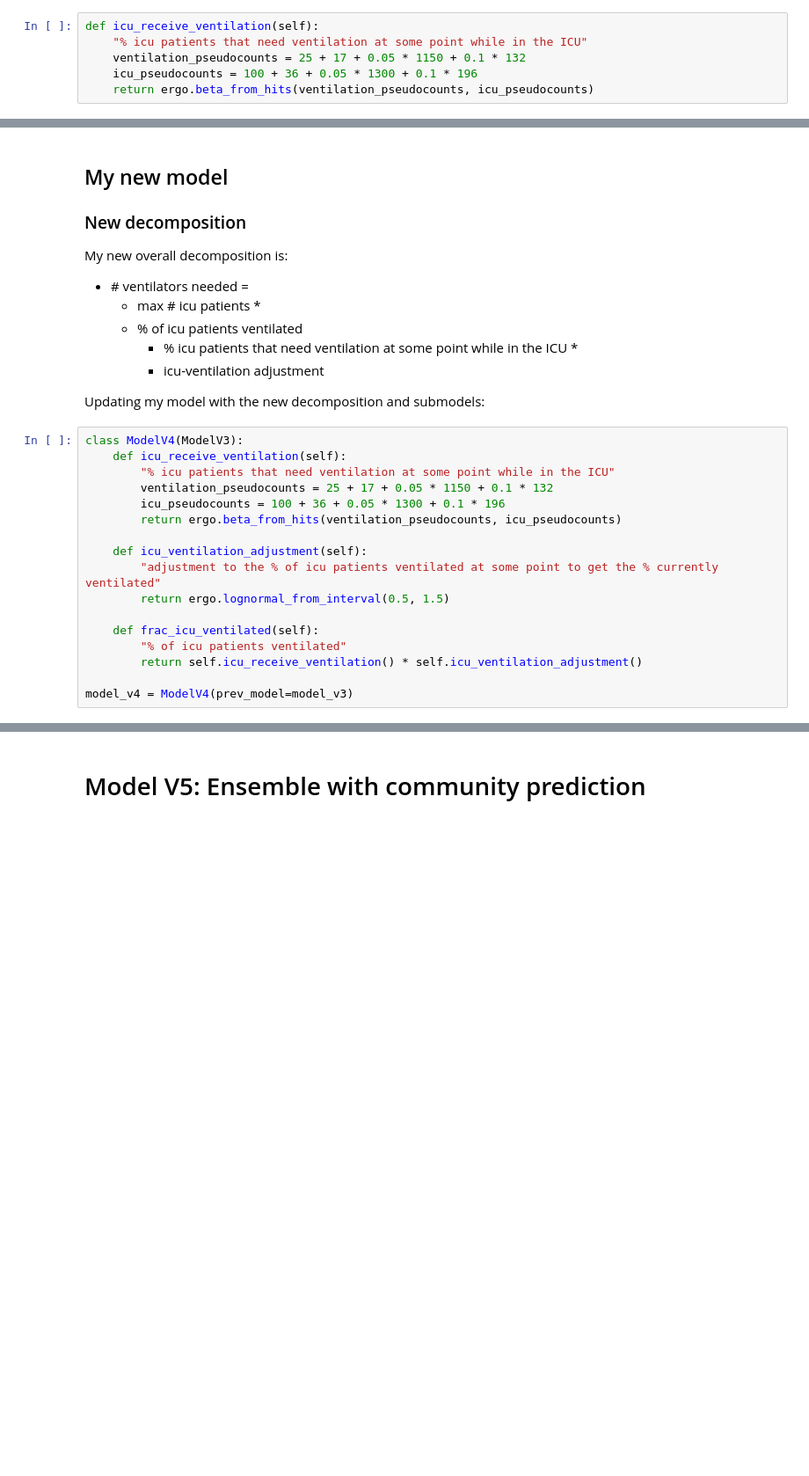
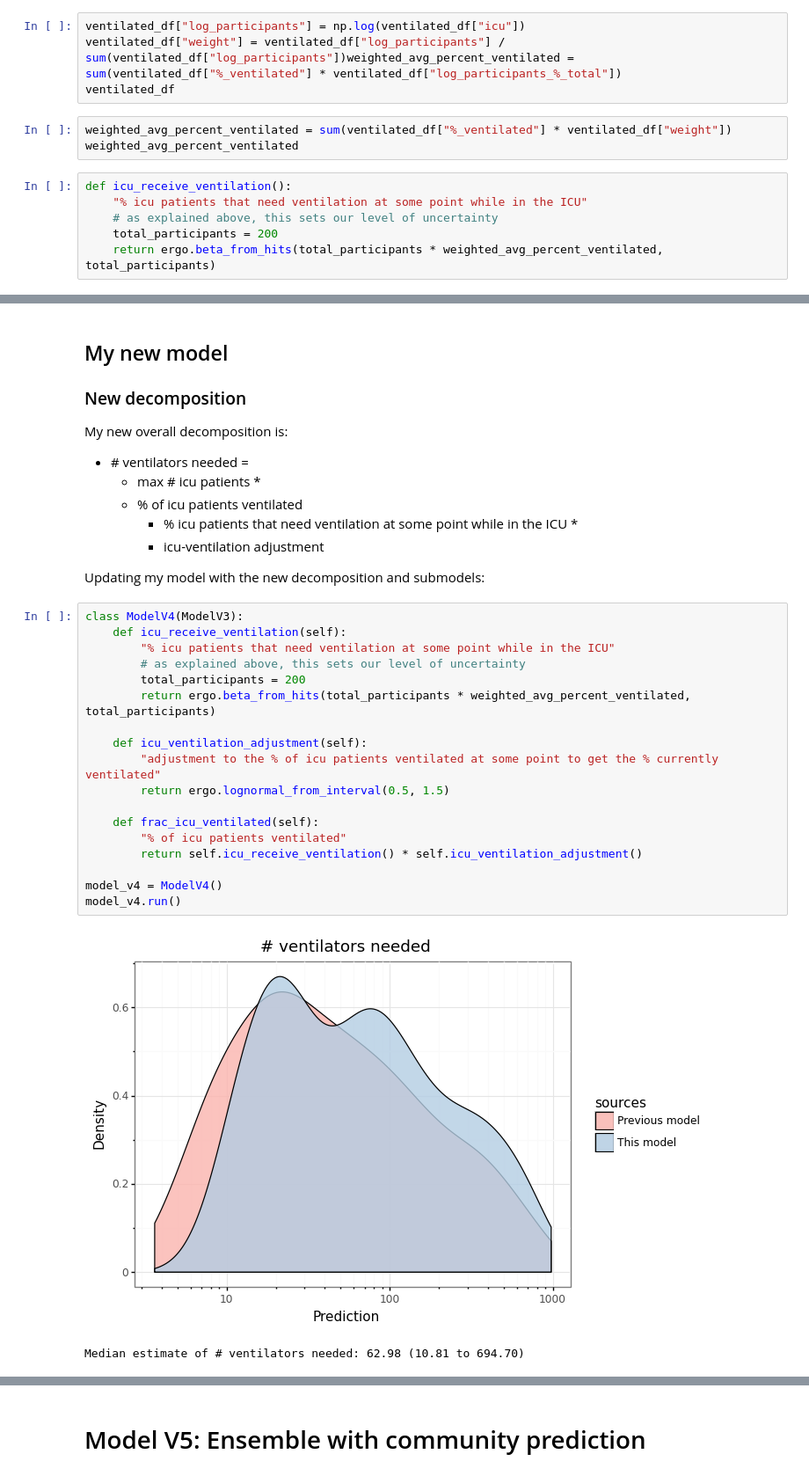
Before and after one commit to oughtinc/ergo, a Jupyter notebook: notebooks/build/el-paso-workflow.ipynb, the cells around one changed output, grey strips where cells are left out. Shown at 88% size. Saved outputs shown, nothing was run; the diff lists cells and outputs as text; blank space fills up the shorter version.

```diff
--- a/notebooks/build/el-paso-workflow.ipynb
+++ b/notebooks/build/el-paso-workflow.ipynb
@@ -293,9 +368,16 @@ I'll model this by looking at [data from publications](https://pandemic.metaculu
+# %%
+ventilated_df["log_participants"] = np.log(ventilated_df["icu"])
+ventilated_df["weight"] = ventilated_df["log_participants"] / sum(ventilated_df["log_participants"])weighted_avg_percent_ventilated = sum(ventilated_df["%_ventilated"] * ventilated_df["log_participants_%_total"])
+ventilated_df
+# %%
+weighted_avg_percent_ventilated = sum(ventilated_df["%_ventilated"] * ventilated_df["weight"])
+weighted_avg_percent_ventilated
 # %%
-def icu_receive_ventilation(self):
+def icu_receive_ventilation():
     "% icu patients that need ventilation at some point while in the ICU"
-    ventilation_pseudocounts = 25 + 17 + 0.05 * 1150 + 0.1 * 132
-    icu_pseudocounts = 100 + 36 + 0.05 * 1300 + 0.1 * 196
-    return ergo.beta_from_hits(ventilation_pseudocounts, icu_pseudocounts)
+    # as explained above, this sets our level of uncertainty
+    total_participants = 200
+    return ergo.beta_from_hits(total_participants * weighted_avg_percent_ventilated, total_participants)
 # %% [markdown]
 ## ICU-ventilation adjustment
 
@@ -342,17 +424,21 @@ Updating my model with the new decomposition and submodels:
 # %%
 class ModelV4(ModelV3):
     def icu_receive_ventilation(self):
         "% icu patients that need ventilation at some point while in the ICU"
-        ventilation_pseudocounts = 25 + 17 + 0.05 * 1150 + 0.1 * 132
-        icu_pseudocounts = 100 + 36 + 0.05 * 1300 + 0.1 * 196
-        return ergo.beta_from_hits(ventilation_pseudocounts, icu_pseudocounts)
+        # as explained above, this sets our level of uncertainty
+        total_participants = 200
+        return ergo.beta_from_hits(total_participants * weighted_avg_percent_ventilated, total_participants)
 
     def icu_ventilation_adjustment(self):
         "adjustment to the % of icu patients ventilated at some point to get the % currently ventilated"
         return ergo.lognormal_from_interval(0.5, 1.5)
 
     def frac_icu_ventilated(self):
         "% of icu patients ventilated"
         return self.icu_receive_ventilation() * self.icu_ventilation_adjustment()
 
-model_v4 = ModelV4(prev_model=model_v3)
+model_v4 = ModelV4()
+model_v4.run()
+# %% [output]
+[figure, added]
+Median estimate of # ventilators needed: 62.98 (10.81 to 694.70)
```
Also changed, not shown: parts of 23 cells of this notebook, 1 other file.
